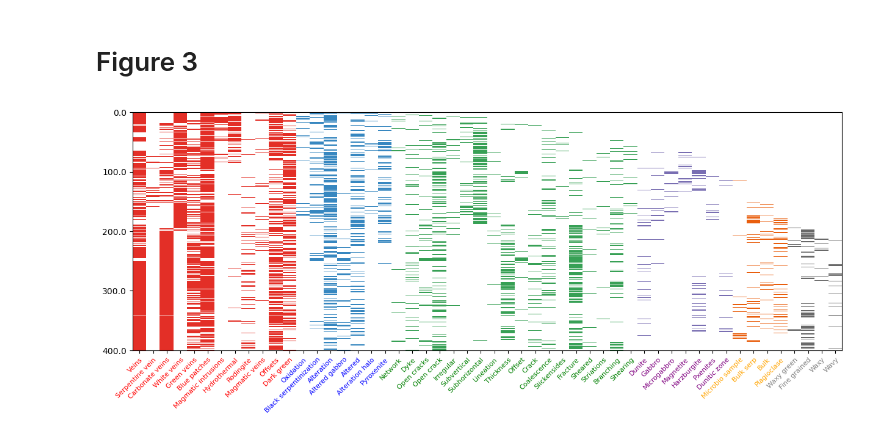
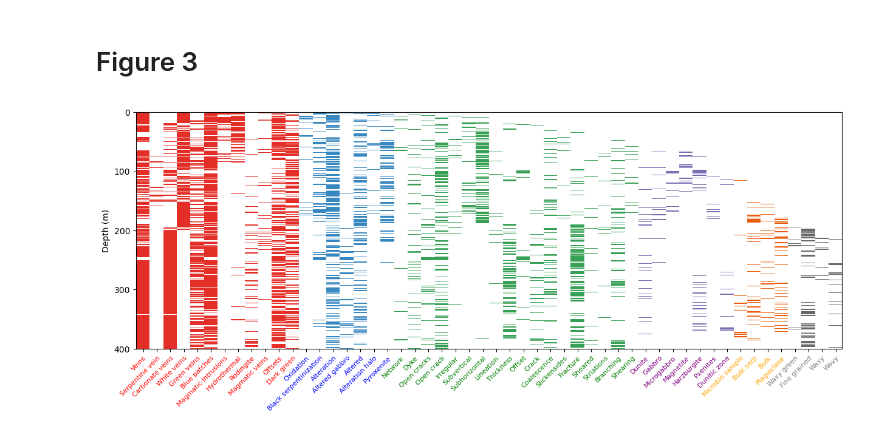
Before and after one commit to SerpRateAI/AI-pipeline-boreholes, a Jupyter notebook: paper-figures.ipynb, the cells around one changed output. Cells and saved outputs as stored; diff of their text form; code cells hidden in the pictures.

```diff
--- a/paper-figures.ipynb
+++ b/paper-figures.ipynb
@@ -159,33 +159,35 @@ plot_words(x=np.arange(12, 12+7, 1), y=np.arange(0, 690, 1), data=data[:, np.ara
 plot_words(x=np.arange(12+7, 12+7+18, 1), y=np.arange(0, 690, 1)
            , data=data[:, np.arange(12+7, 12+7+18, 1)], cmap='Greens')
 plot_words(x=np.arange(12+7+18, 12+7+18+7, 1), y=np.arange(0, 690, 1)
            , data=data[:, np.arange(12+7+18, 12+7+18+7, 1)], cmap='Purples')
 plot_words(x=np.arange(12+7+18+7, 12+7+18+7+4, 1), y=np.arange(0, 690, 1)
            , data=data[:, np.arange(12+7+18+7, 12+7+18+7+4, 1)], cmap='Oranges')
 plot_words(x=np.arange(12+7+18+7+4, 12+7+18+7+4+4, 1), y=np.arange(0, 690, 1)
            , data=data[:, np.arange(12+7+18+7+4, 12+7+18+7+4+4, 1)], cmap='Greys')
 # plot_words(data[:, np.arange(13, 21, 1)], cmap='Blues')
 # data1 = sorted_data[:, np.arange(0, 13, 1)]
 # data1[data1 == 0] = np.nan
 # plt.pcolormesh(data1, cmap='Reds', vmin=0, vmax=1.5)
 
-y_ticks = np.arange(0, 401.7, 100)
+# y_ticks = np.arange(0, 401.7, 100)
+y_ticks = np.arange(0, 401, 100)
 y_tick_positions = np.linspace(0, len(row_labels), len(y_ticks))
 plt.yticks(y_tick_positions, y_ticks)
+ax.set_ylabel('Depth (m)')
 
 plt.xticks(np.arange(len(sorted_cols)) + 0.025, sorted_cols, rotation=45, ha="right", rotation_mode="anchor", fontsize=8)
 plt.subplots_adjust(bottom=0.1)
 
 for tick_label in plt.gca().get_xticklabels():
     label = tick_label.get_text()
     for i, group in enumerate(groups):
         if label in group:
             tick_label.set_color(colors[i])
 
 plt.gca().invert_yaxis()
 
 # plt.xlabel("Columns")
 
-plt.show()# plot the graph keyword. For coloring each section of a different color, you have to crop by hand the graph for each color then make a little montage.
+# plt.show()# plot the graph keyword. For coloring each section of a different color, you have to crop by hand the graph for each color then make a little montage.
 # %% [output]
-[figure, old version]
+[figure, new version]
```
